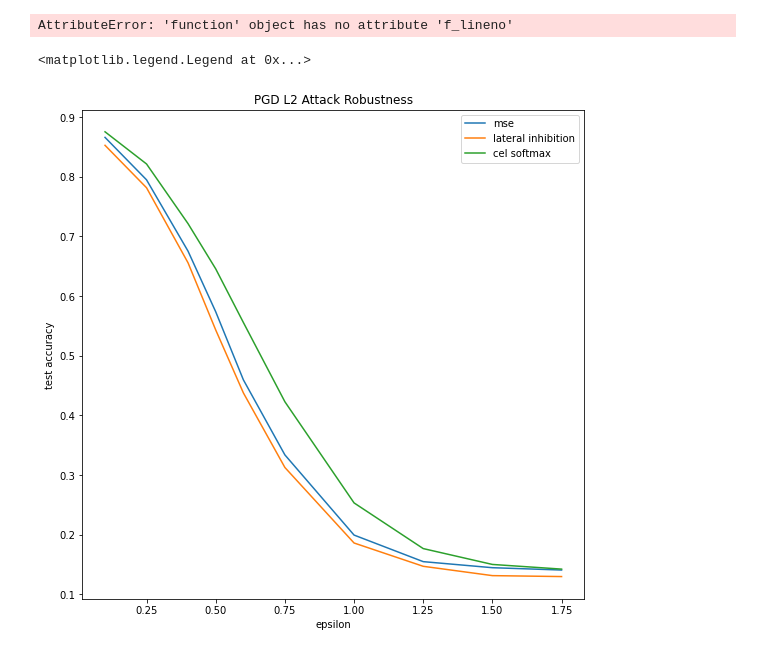
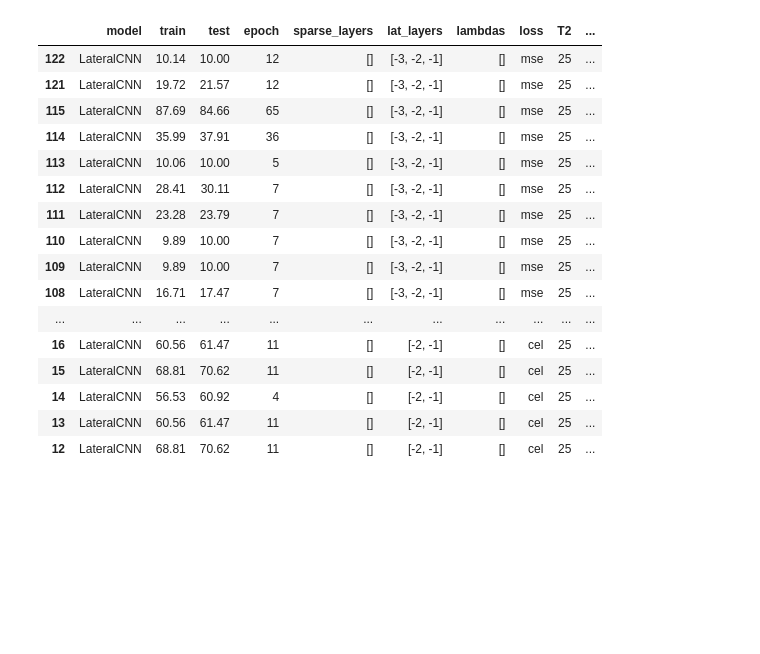
Before and after one commit to ajherman/Equilibrium-Propagation, a Jupyter notebook: Untitled.ipynb, the cells around one changed output. Drawn from its saved outputs; the diff is of its cells as text; code cells hidden in the pictures; blank space fills up the shorter version.

```diff
--- a/Untitled.ipynb
+++ b/Untitled.ipynb
@@ -64,5 +34,0 @@ def foo(x, y=1):
-# %%
-import traceback
-traceback.print_stack(foo)
-# %% [output]
-AttributeError: 'function' object has no attribute 'f_lineno'
@@ -73,14 +35,21 @@ celacc = np.load(celpath + '/PGD_attack/attacked_accuracy.npy')
-# %%
-plt.figure(figsize=(9,9))
-
-plt.plot(*mseacc, label='mse')
-plt.plot(*latacc, label='lateral inhibition')
-plt.plot(*celacc, label='cel softmax')
-
-plt.title('PGD L2 Attack Robustness')
-plt.xlabel('epsilon')
-plt.ylabel('test accuracy')
-plt.legend()
-# %% [output]
-<matplotlib.legend.Legend at 0x...>
-[figure, removed]
+# %%
+runsdf = pd.DataFrame(runs)
+runsdf[['lateral' in d.lower() for d in runsdf['model']]].sort_values('dir', ascending=False)[['model', 'train', 'test', 'epoch', 'sparse_layers', 'lat_layers', 'lambdas', 'loss', 'T2', 'load_path_convert', 'seed', 'dir']]
+# %% [output]
+|  | model | train | test | epoch | sparse_layers | lat_layers | lambdas | loss | T2 | ... |
+| 122 | LateralCNN | 10.14 | 10.00 | 12 | [] | [-3, -2, -1] | [] | mse | 25 | ... |
+| 121 | LateralCNN | 19.72 | 21.57 | 12 | [] | [-3, -2, -1] | [] | mse | 25 | ... |
+| 115 | LateralCNN | 87.69 | 84.66 | 65 | [] | [-3, -2, -1] | [] | mse | 25 | ... |
+| 114 | LateralCNN | 35.99 | 37.91 | 36 | [] | [-3, -2, -1] | [] | mse | 25 | ... |
+| 113 | LateralCNN | 10.06 | 10.00 | 5 | [] | [-3, -2, -1] | [] | mse | 25 | ... |
+| 112 | LateralCNN | 28.41 | 30.11 | 7 | [] | [-3, -2, -1] | [] | mse | 25 | ... |
+| 111 | LateralCNN | 23.28 | 23.79 | 7 | [] | [-3, -2, -1] | [] | mse | 25 | ... |
+| 110 | LateralCNN | 9.89 | 10.00 | 7 | [] | [-3, -2, -1] | [] | mse | 25 | ... |
+| 109 | LateralCNN | 9.89 | 10.00 | 7 | [] | [-3, -2, -1] | [] | mse | 25 | ... |
+| 108 | LateralCNN | 16.71 | 17.47 | 7 | [] | [-3, -2, -1] | [] | mse | 25 | ... |
+| ... | ... | ... | ... | ... | ... | ... | ... | ... | ... | ... |
+| 16 | LateralCNN | 60.56 | 61.47 | 11 | [] | [-2, -1] | [] | cel | 25 | ... |
+| 15 | LateralCNN | 68.81 | 70.62 | 11 | [] | [-2, -1] | [] | cel | 25 | ... |
+| 14 | LateralCNN | 56.53 | 60.92 | 4 | [] | [-2, -1] | [] | cel | 25 | ... |
+| 13 | LateralCNN | 60.56 | 61.47 | 11 | [] | [-2, -1] | [] | cel | 25 | ... |
+| 12 | LateralCNN | 68.81 | 70.62 | 11 | [] | [-2, -1] | [] | cel | 25 | ... |
```
Also changed, not shown: parts of 5 cells of this notebook, 49 other files.
